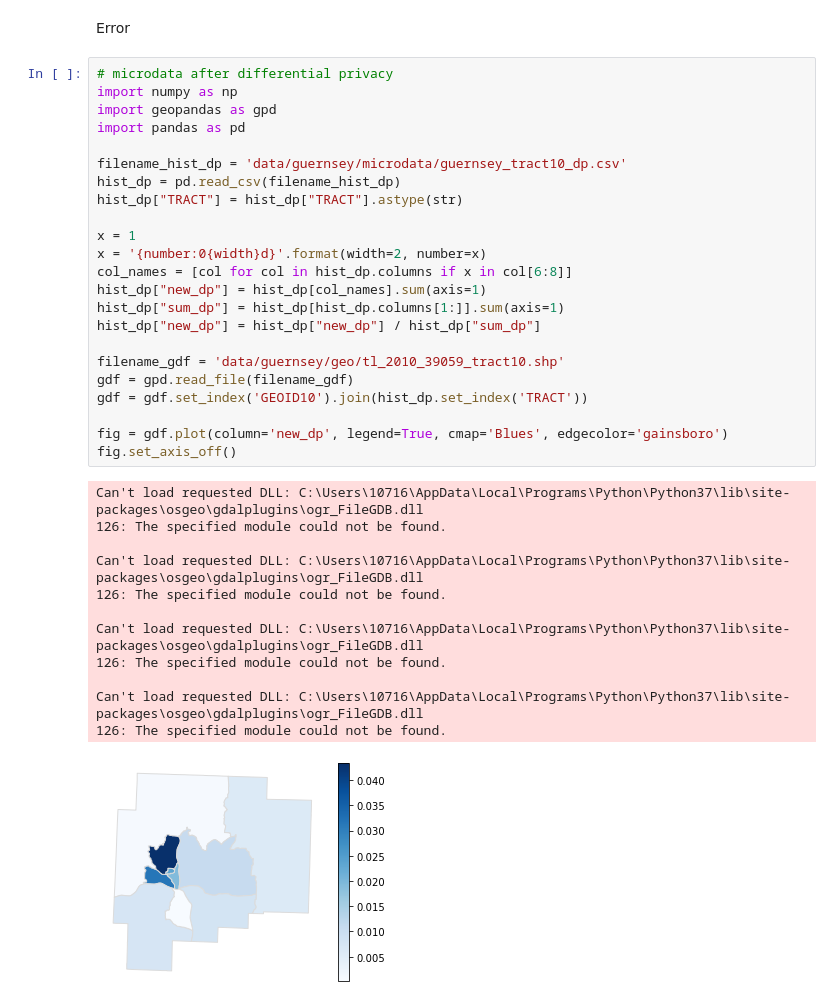
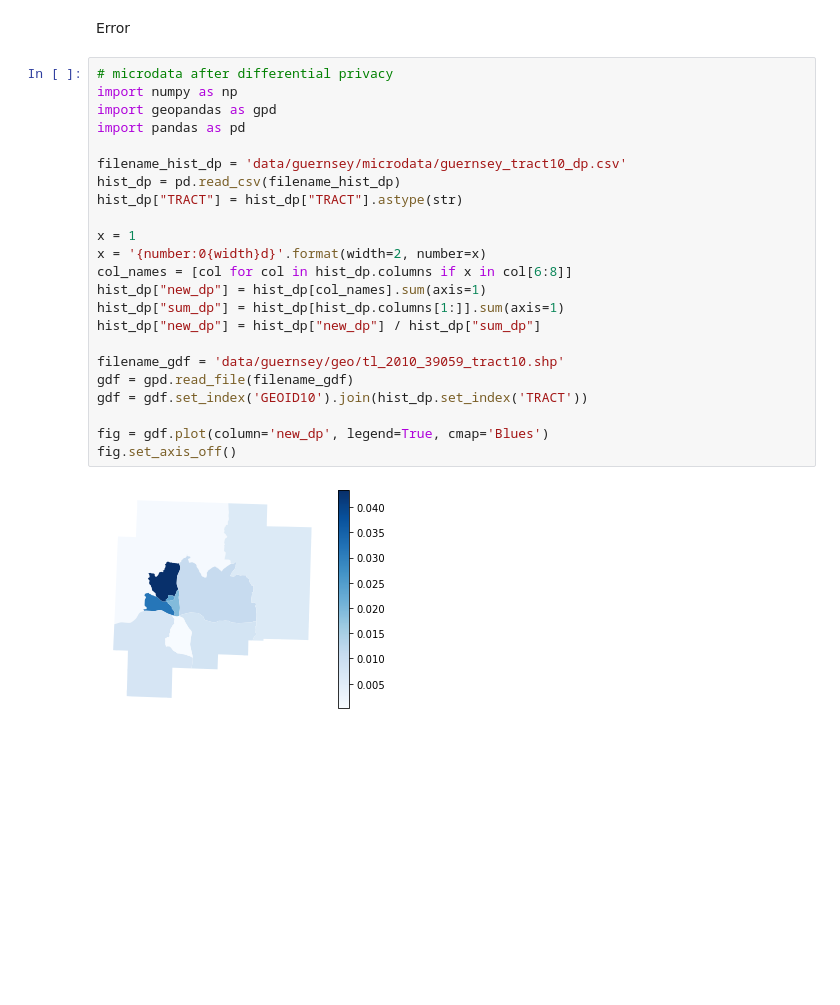
Before and after one commit to linyuehzzz/synthetic-populations, a Jupyter notebook: guernsey_microdata.ipynb, the cells around one changed output. Saved outputs shown, nothing was run; the diff lists cells and outputs as text; blank space fills up the shorter version.

```diff
--- a/guernsey_microdata.ipynb
+++ b/guernsey_microdata.ipynb
@@ -1014,39 +1015,28 @@ Error
 # %%
 # microdata after differential privacy
 import numpy as np
 import geopandas as gpd
 import pandas as pd
 
 filename_hist_dp = 'data/guernsey/microdata/guernsey_tract10_dp.csv'
 hist_dp = pd.read_csv(filename_hist_dp)
 hist_dp["TRACT"] = hist_dp["TRACT"].astype(str)
 
 x = 1
 x = '{number:0{width}d}'.format(width=2, number=x)
 col_names = [col for col in hist_dp.columns if x in col[6:8]]
 hist_dp["new_dp"] = hist_dp[col_names].sum(axis=1)
 hist_dp["sum_dp"] = hist_dp[hist_dp.columns[1:]].sum(axis=1)
 hist_dp["new_dp"] = hist_dp["new_dp"] / hist_dp["sum_dp"]
 
 filename_gdf = 'data/guernsey/geo/tl_2010_39059_tract10.shp'
 gdf = gpd.read_file(filename_gdf)
 gdf = gdf.set_index('GEOID10').join(hist_dp.set_index('TRACT'))
 
-fig = gdf.plot(column='new_dp', legend=True, cmap='Blues', edgecolor='gainsboro')
+fig = gdf.plot(column='new_dp', legend=True, cmap='Blues')
 fig.set_axis_off()
 # %% [output]
-Can't load requested DLL: C:\Users\10716\AppData\Local\Programs\Python\Python37\lib\site-packages\osgeo\gdalplugins\ogr_FileGDB.dll
-126: The specified module could not be found.
-
-Can't load requested DLL: C:\Users\10716\AppData\Local\Programs\Python\Python37\lib\site-packages\osgeo\gdalplugins\ogr_FileGDB.dll
-126: The specified module could not be found.
-
-Can't load requested DLL: C:\Users\10716\AppData\Local\Programs\Python\Python37\lib\site-packages\osgeo\gdalplugins\ogr_FileGDB.dll
-126: The specified module could not be found.
-
-Can't load requested DLL: C:\Users\10716\AppData\Local\Programs\Python\Python37\lib\site-packages\osgeo\gdalplugins\ogr_FileGDB.dll
-126: The specified module could not be found.
-[figure, old version]
+[figure, new version]
 # %%
 # original data
 import numpy as np
```
Also changed, not shown: parts of 4 cells of this notebook, 5 other files.
